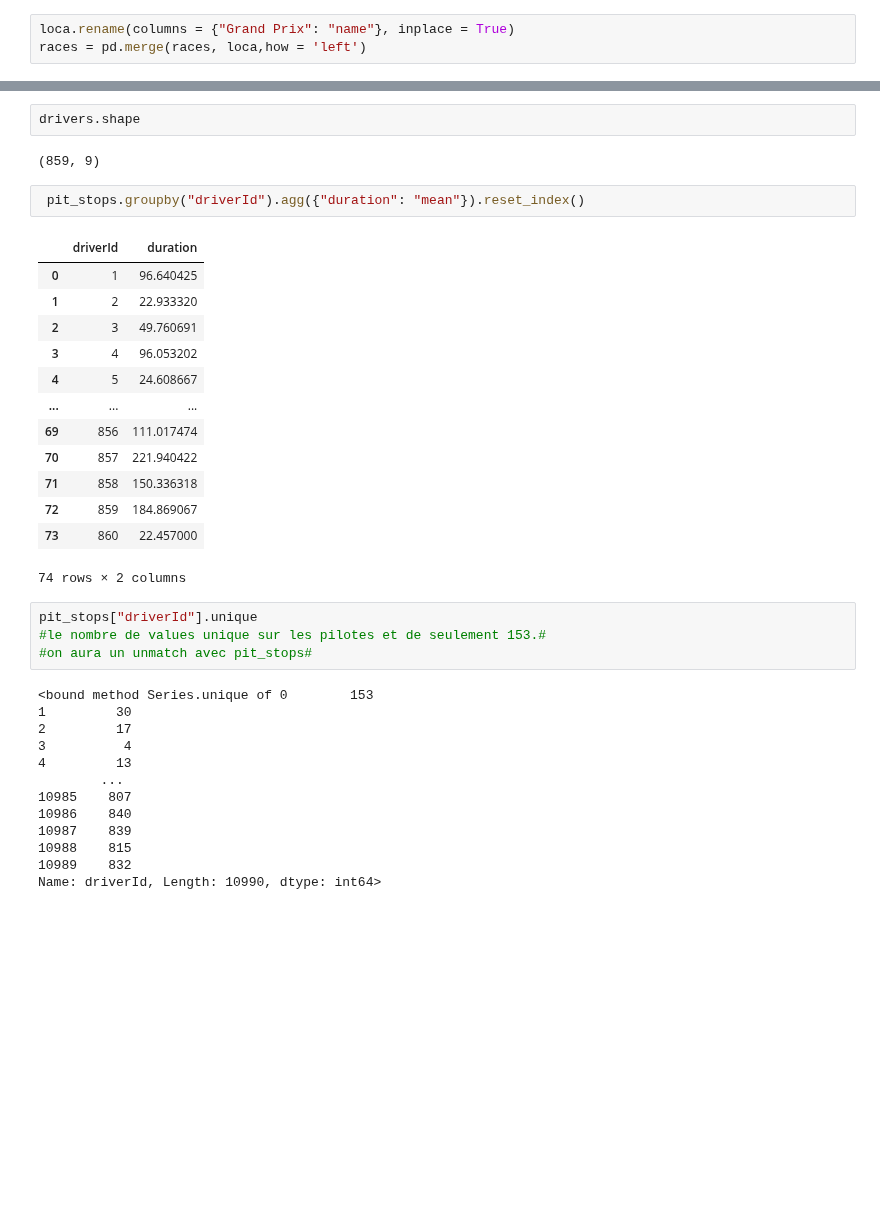
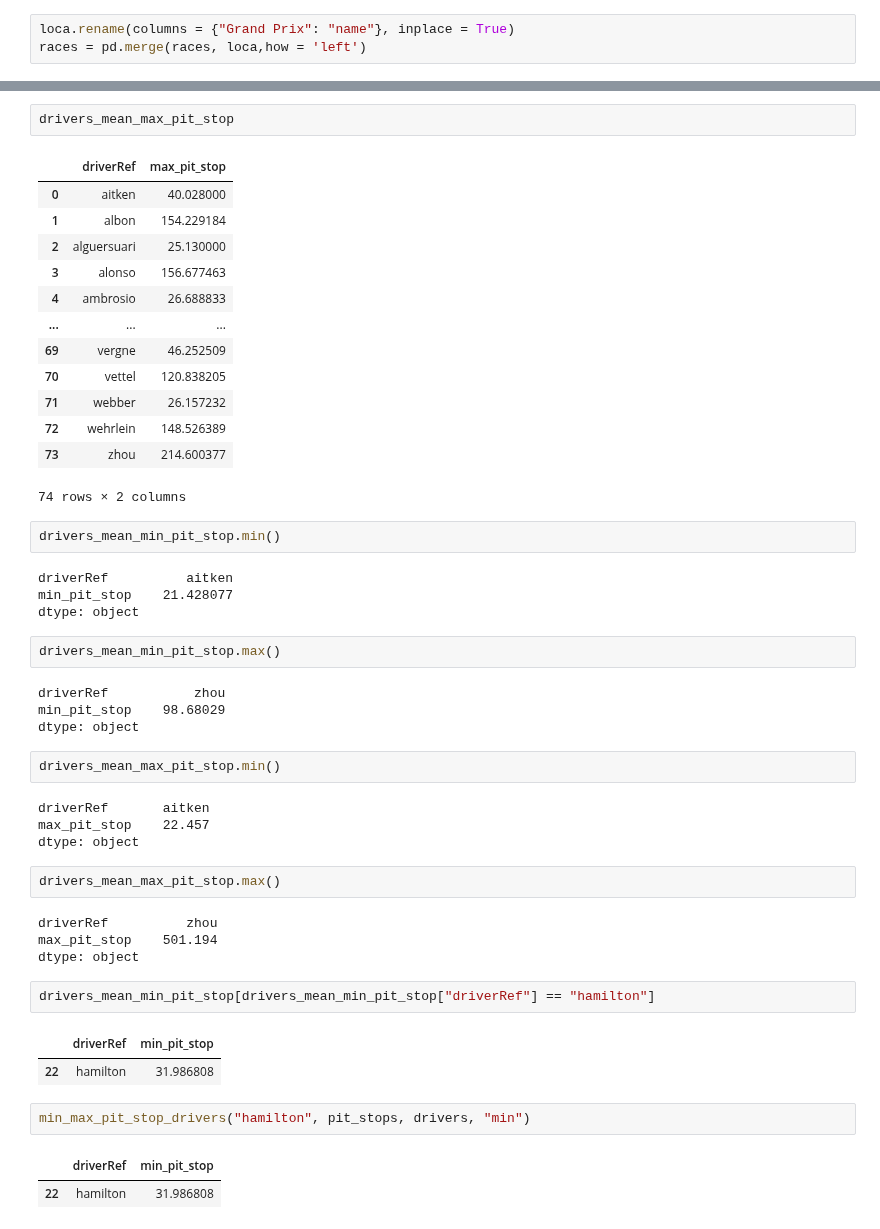
Before and after one commit to OzeelCharles/projet_info2, a Jupyter notebook: exploration_races_Charles.ipynb, the cells around one changed output, grey strips where cells are left out. Cells and saved outputs as stored; diff of their text form; blank space fills up the shorter version.

```diff
--- a/exploration_races_Charles.ipynb
+++ b/exploration_races_Charles.ipynb
@@ -181,37 +235,50 @@ plt.show()
+# %%
+drivers_mean_max_pit_stop
+# %% [output]
+|  | driverRef | max_pit_stop |
+| 0 | aitken | 40.028000 |
+| 1 | albon | 154.229184 |
+| 2 | alguersuari | 25.130000 |
+| 3 | alonso | 156.677463 |
+| 4 | ambrosio | 26.688833 |
+| ... | ... | ... |
+| 69 | vergne | 46.252509 |
+| 70 | vettel | 120.838205 |
+| 71 | webber | 26.157232 |
+| 72 | wehrlein | 148.526389 |
+| 73 | zhou | 214.600377 |
+74 rows × 2 columns
 # %%
-drivers.shape
+drivers_mean_min_pit_stop.min()
 # %% [output]
-(859, 9)
+driverRef          aitken
+min_pit_stop    21.428077
+dtype: object
+# %%
+drivers_mean_min_pit_stop.max()
+# %% [output]
+driverRef           zhou
+min_pit_stop    98.68029
+dtype: object
 # %%
- pit_stops.groupby("driverId").agg({"duration": "mean"}).reset_index()
+drivers_mean_max_pit_stop.min()
 # %% [output]
-|  | driverId | duration |
-| 0 | 1 | 96.640425 |
-| 1 | 2 | 22.933320 |
-| 2 | 3 | 49.760691 |
-| 3 | 4 | 96.053202 |
-| 4 | 5 | 24.608667 |
-| ... | ... | ... |
-| 69 | 856 | 111.017474 |
-| 70 | 857 | 221.940422 |
-| 71 | 858 | 150.336318 |
-| 72 | 859 | 184.869067 |
-| 73 | 860 | 22.457000 |
-74 rows × 2 columns
+driverRef       aitken
+max_pit_stop    22.457
+dtype: object
 # %%
-pit_stops["driverId"].unique
-#le nombre de values unique sur les pilotes et de seulement 153.#
-#on aura un unmatch avec pit_stops#
+drivers_mean_max_pit_stop.max()
 # %% [output]
-<bound method Series.unique of 0        153
-1         30
-2         17
-3          4
-4         13
-        ...
-10985    807
-10986    840
-10987    839
-10988    815
-10989    832
-Name: driverId, Length: 10990, dtype: int64>
+driverRef          zhou
+max_pit_stop    501.194
+dtype: object
+# %%
+drivers_mean_min_pit_stop[drivers_mean_min_pit_stop["driverRef"] == "hamilton"]
+# %% [output]
+|  | driverRef | min_pit_stop |
+| 22 | hamilton | 31.986808 |
+# %%
+min_max_pit_stop_drivers("hamilton", pit_stops, drivers, "min")
+# %% [output]
+|  | driverRef | min_pit_stop |
+| 22 | hamilton | 31.986808 |
```
Also changed, not shown: parts of 13 cells of this notebook.
